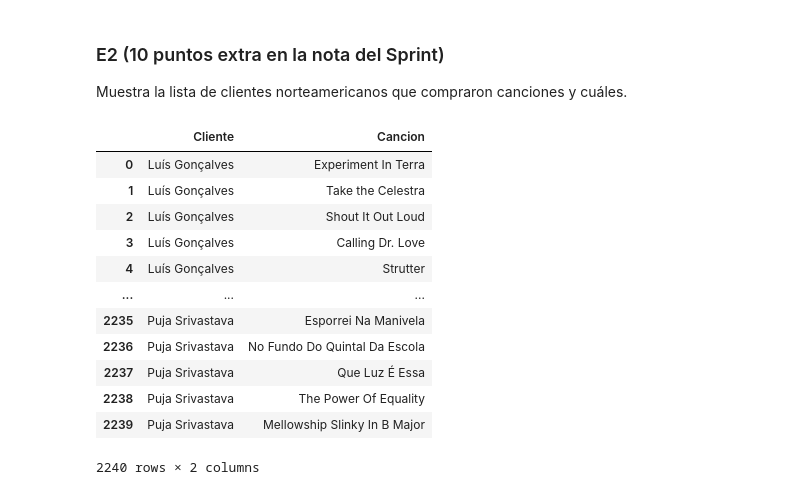
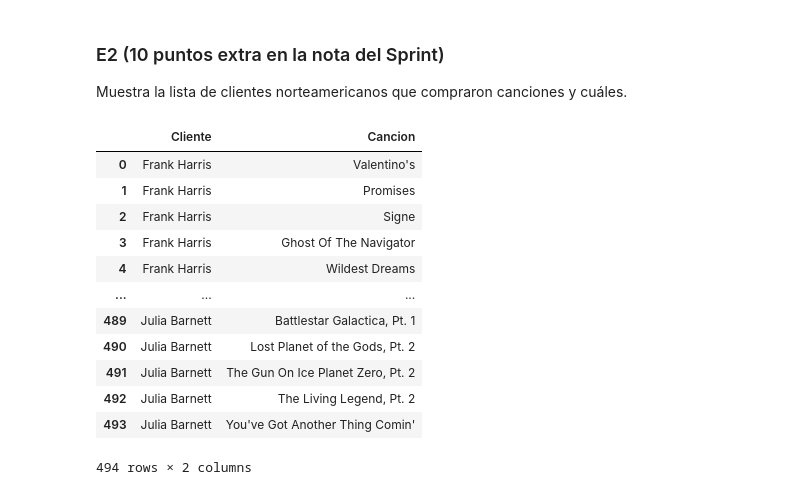
Before and after one commit to UnaiSalas/ONLINE_DS_THEBRIDGE_UNAI_SALAS, a Jupyter notebook: 03_Analisis_de_Datos/Sprint_06/Unidad_01/Practica_Obligatoria/18_Practica_Obligatoria_SQL.ipynb, the cells around one changed output. Drawn from its saved outputs; the diff is of its cells as text; code cells hidden in the pictures.

```diff
--- a/03_Analisis_de_Datos/Sprint_06/Unidad_01/Practica_Obligatoria/18_Practica_Obligatoria_SQL.ipynb
+++ b/03_Analisis_de_Datos/Sprint_06/Unidad_01/Practica_Obligatoria/18_Practica_Obligatoria_SQL.ipynb
@@ -385,24 +385,24 @@ dfe1
 
 Muestra la lista de clientes norteamericanos que compraron canciones y cuáles.
 # %%
-querye2 = "SELECT C.FirstName || ' ' || C.LastName AS Cliente, T.Name AS Cancion From customers C INNER JOIN invoices I ON C.CustomerId=I.CustomerId INNER JOIN invoice_items Q ON I.InvoiceId=Q.InvoiceId INNER JOIN tracks T ON T.TrackId=Q.TrackId"
+querye2 = "SELECT C.FirstName || ' ' || C.LastName AS Cliente, T.Name AS Cancion From customers C INNER JOIN invoices I ON C.CustomerId=I.CustomerId INNER JOIN invoice_items Q ON I.InvoiceId=Q.InvoiceId INNER JOIN tracks T ON T.TrackId=Q.TrackId WHERE C.Country='USA'"
 cursor_con.execute(querye2)
 resultadoe2 = cursor_con.fetchall()
 columnase2 = [des[0] for des in cursor_con.description]
 
 dfe2 = pd.DataFrame(resultadoe2, columns=columnase2)
 dfe2
 # %% [output]
 |  | Cliente | Cancion |
-| 0 | Luís Gonçalves | Experiment In Terra |
-| 1 | Luís Gonçalves | Take the Celestra |
-| 2 | Luís Gonçalves | Shout It Out Loud |
-| 3 | Luís Gonçalves | Calling Dr. Love |
-| 4 | Luís Gonçalves | Strutter |
+| 0 | Frank Harris | Valentino's |
+| 1 | Frank Harris | Promises |
+| 2 | Frank Harris | Signe |
+| 3 | Frank Harris | Ghost Of The Navigator |
+| 4 | Frank Harris | Wildest Dreams |
 | ... | ... | ... |
-| 2235 | Puja Srivastava | Esporrei Na Manivela |
-| 2236 | Puja Srivastava | No Fundo Do Quintal Da Escola |
-| 2237 | Puja Srivastava | Que Luz É Essa |
-| 2238 | Puja Srivastava | The Power Of Equality |
-| 2239 | Puja Srivastava | Mellowship Slinky In B Major |
+| 489 | Julia Barnett | Battlestar Galactica, Pt. 1 |
+| 490 | Julia Barnett | Lost Planet of the Gods, Pt. 2 |
+| 491 | Julia Barnett | The Gun On Ice Planet Zero, Pt. 2 |
+| 492 | Julia Barnett | The Living Legend, Pt. 2 |
+| 493 | Julia Barnett | You've Got Another Thing Comin' |
-2240 rows × 2 columns
+494 rows × 2 columns
```
